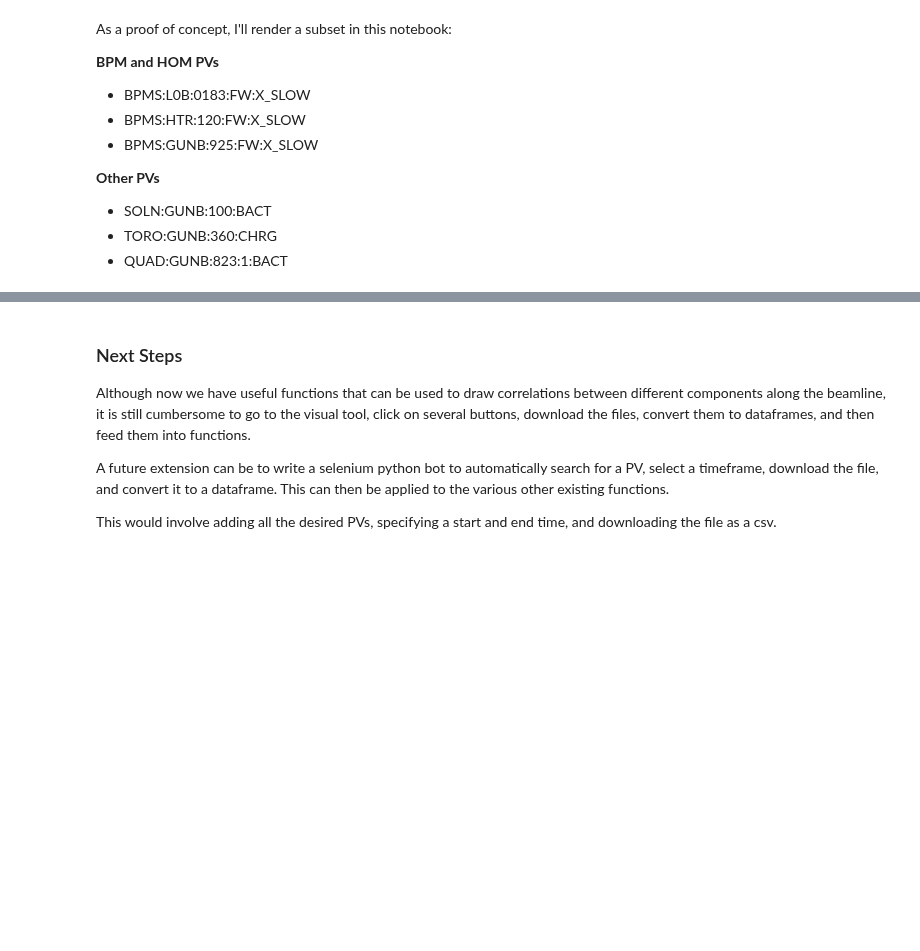
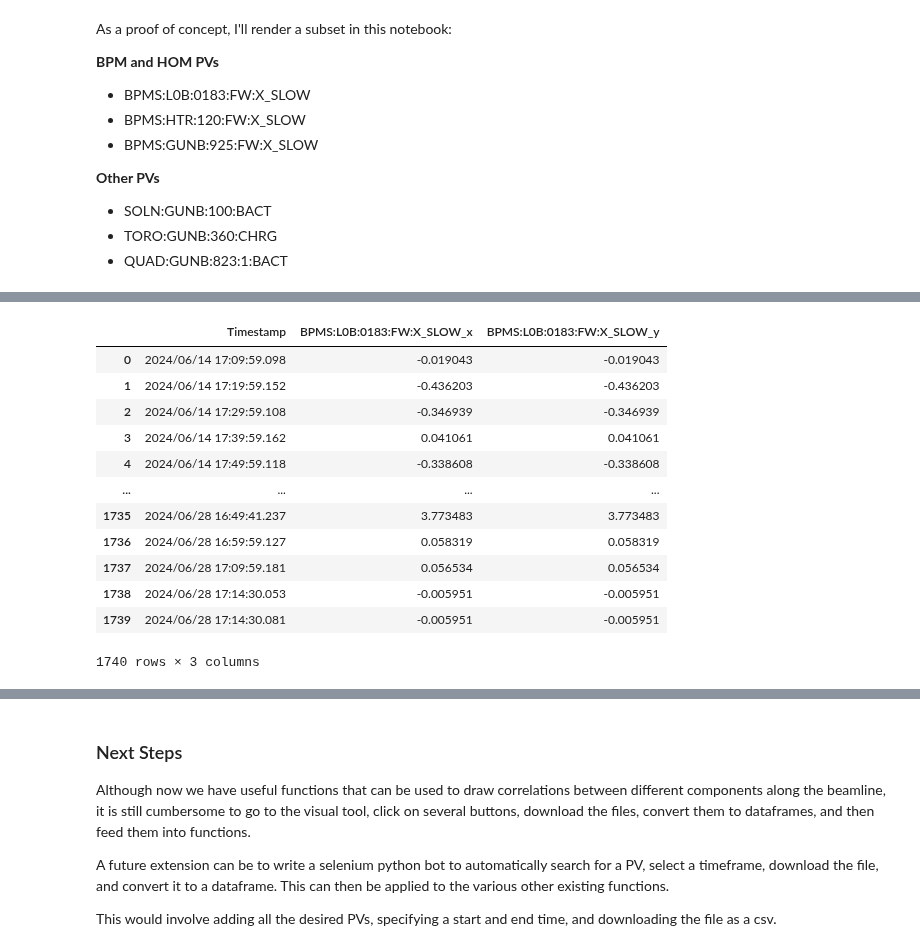
Before and after one commit to jpgtordilla/hombom24, a Jupyter notebook: archive-analysis/archviewer-plots/test-vis/test-vis.ipynb, the cells around one changed output, grey strips where cells are left out. Cells and saved outputs as stored; diff of their text form; code cells hidden in the pictures; blank space fills up the shorter version.

```diff
--- a/archive-analysis/archviewer-plots/test-vis/test-vis.ipynb
+++ b/archive-analysis/archviewer-plots/test-vis/test-vis.ipynb
@@ -300,17 +300,31 @@ def clean_df(df, col):
     df_cols = remove_nan_from_col(df, col) # df with only the one specified col df_col_x
     return remove_date(df_cols) # modify timestamp text to only include the hour, min, and sec
 
+"""Helper function to clean both dfs"""
+def clean_df_both(df_1, df_2, col_1, col_2):
+    df1_copy = df_1.copy()
+    df2_copy = df_2.copy()
+    df1_clean = remove_nan_from_col(df1_copy, col_1)
+    df2_clean = remove_nan_from_col(df2_copy, col_2)
+    # merge only when Timestamp values match
+    # citation: https://www.shanelynn.ie/merge-join-dataframes-python-pandas-index-1/
+    result = pd.merge(df1_clean, df2_clean[["Timestamp", col_2]], on='Timestamp')
+    return result
 
 """Helper function for correlation megaplots"""
 def plot_correl_mega(ax, df_y, df_y_col, df_x, i, j, col_ind, start, end):
 
-    df_plot_y = clean_df(df_y, df_y_col)
-    df_plot_x = clean_df(df_x, df_x.columns[col_ind])
+    # want to clean both dfs simultaneously, so that only non-NaN rows are maintained
 
-    if len(df_plot_y) != len(df_plot_x):
-        return
+    df_plot = clean_df_both(df_y, df_x, df_y_col, df_x.columns[col_ind])
 
-    ax[i, j].scatter(df_plot_y.loc[start:end, [df_y_col]][df_y_col], df_plot_x.loc[start:end, [df_x.columns[col_ind]]][df_x.columns[col_ind]], s=10)
+    if df_y_col == df_x.columns[col_ind]:
+        ax[i, j].scatter(df_plot.loc[start:end, [f"{df_y_col}_y"]][f"{df_y_col}_y"],
+                        df_plot.loc[start:end, [f"{df_x.columns[col_ind]}_x"]][f"{df_x.columns[col_ind]}_x"], s=10)
+    else:
+        ax[i, j].scatter(df_plot.loc[start:end, [df_y_col]][df_y_col],
+                        df_plot.loc[start:end, [df_x.columns[col_ind]]][df_x.columns[col_ind]], s=10)
+
     ax[i, j].xaxis.set_major_locator(ticker.LinearLocator(3))
     ax[i, j].xaxis.set_minor_locator(ticker.LinearLocator(0))
     ax[i, j].tick_params(axis='y', which='major', labelsize=8)
@@ -461,4 +489,31 @@ megaplot_all_cols(df_correl, "mm", start=0, end=10000)
 [figure]
+# %%
+"""Helper function to clean both dfs"""
+def clean_df_both(df_1, df_2, col_1, col_2):
+    df1_copy = df_1.copy()
+    df2_copy = df_2.copy()
+    df1_clean = remove_nan_from_col(df1_copy, col_1)
+    df2_clean = remove_nan_from_col(df2_copy, col_2)
+    # merge only when Timestamp values match
+    # citation: https://www.shanelynn.ie/merge-join-dataframes-python-pandas-index-1/
+    result = pd.merge(df1_clean, df2_clean[["Timestamp", col_2]], on='Timestamp')
+    return result
+
+clean_df_both(df_correl, df_correl, "BPMS:L0B:0183:FW:X_SLOW", "BPMS:L0B:0183:FW:X_SLOW")
+# %% [output]
+|  | Timestamp | BPMS:L0B:0183:FW:X_SLOW_x | BPMS:L0B:0183:FW:X_SLOW_y |
+| 0 | 2024/06/14 17:09:59.098 | -0.019043 | -0.019043 |
+| 1 | 2024/06/14 17:19:59.152 | -0.436203 | -0.436203 |
+| 2 | 2024/06/14 17:29:59.108 | -0.346939 | -0.346939 |
+| 3 | 2024/06/14 17:39:59.162 | 0.041061 | 0.041061 |
+| 4 | 2024/06/14 17:49:59.118 | -0.338608 | -0.338608 |
+| ... | ... | ... | ... |
+| 1735 | 2024/06/28 16:49:41.237 | 3.773483 | 3.773483 |
+| 1736 | 2024/06/28 16:59:59.127 | 0.058319 | 0.058319 |
+| 1737 | 2024/06/28 17:09:59.181 | 0.056534 | 0.056534 |
+| 1738 | 2024/06/28 17:14:30.053 | -0.005951 | -0.005951 |
+| 1739 | 2024/06/28 17:14:30.081 | -0.005951 | -0.005951 |
+1740 rows × 3 columns
 # %%
 # BPMS:L0B:0183:FW:X_SLOW
 
```
Also changed, not shown: parts of 4 cells of this notebook.
